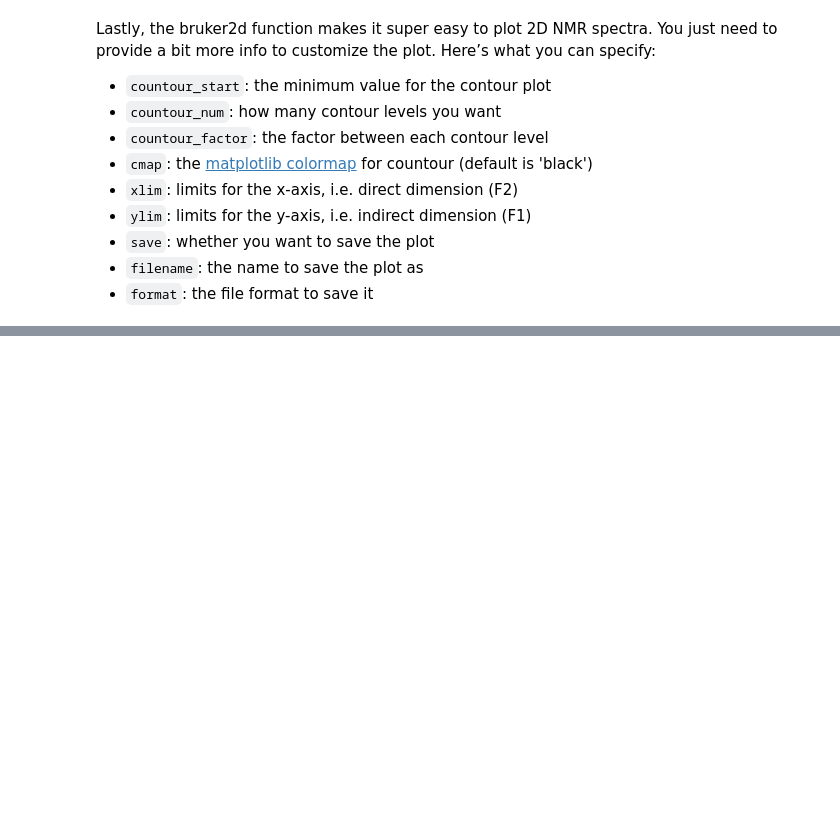
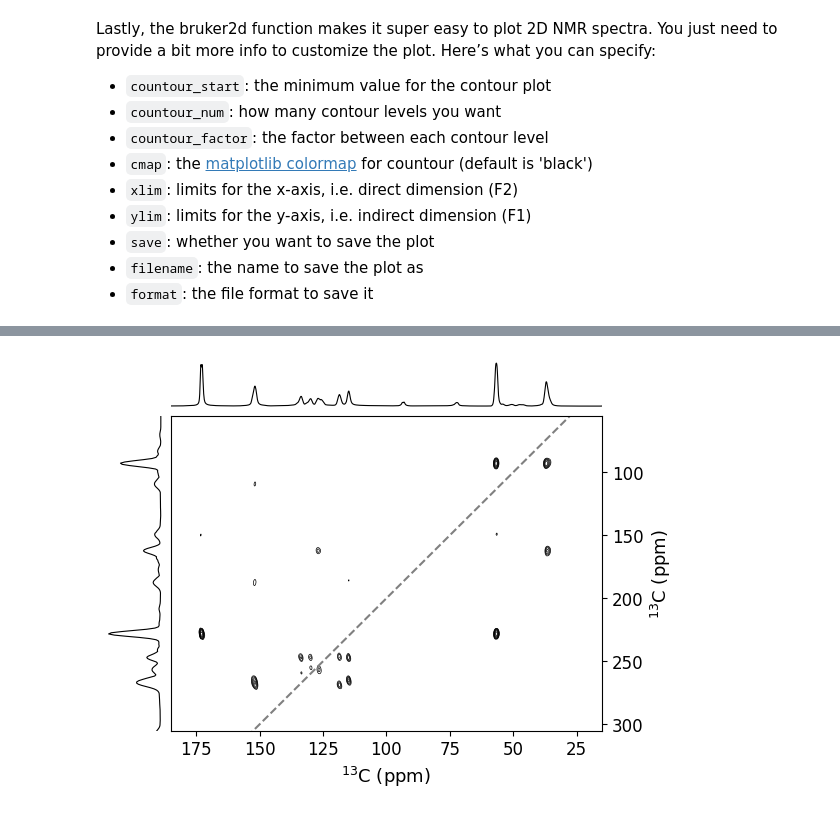
Before and after one commit to nuts-org/spinplots, a Jupyter notebook: docs/user_guide/easy_plots.ipynb, the cells around one changed output, grey strips where cells are left out. Saved outputs shown, nothing was run; the diff lists cells and outputs as text; code cells hidden in the pictures; blank space fills up the shorter version.

```diff
--- a/docs/user_guide/easy_plots.ipynb
+++ b/docs/user_guide/easy_plots.ipynb
@@ -90,0 +93,14 @@ bruker2d('../../data/2D/36/pdata/1',
+# %%
+bruker2d('../../data/2D/16/pdata/1',
+        contour_start=7e6,
+        contour_num=25,
+        contour_factor=1.4,
+        xlim=(185, 15),
+        ylim=(305, 55),
+        diag=2,
+        save=True,
+        homo=True,
+        filename='../../data/2D/dq_sq_spectrum',
+        format='png',)
+# %% [output]
+[figure, added]
```
Also changed, not shown: parts of 5 cells of this notebook, 37 other files.
